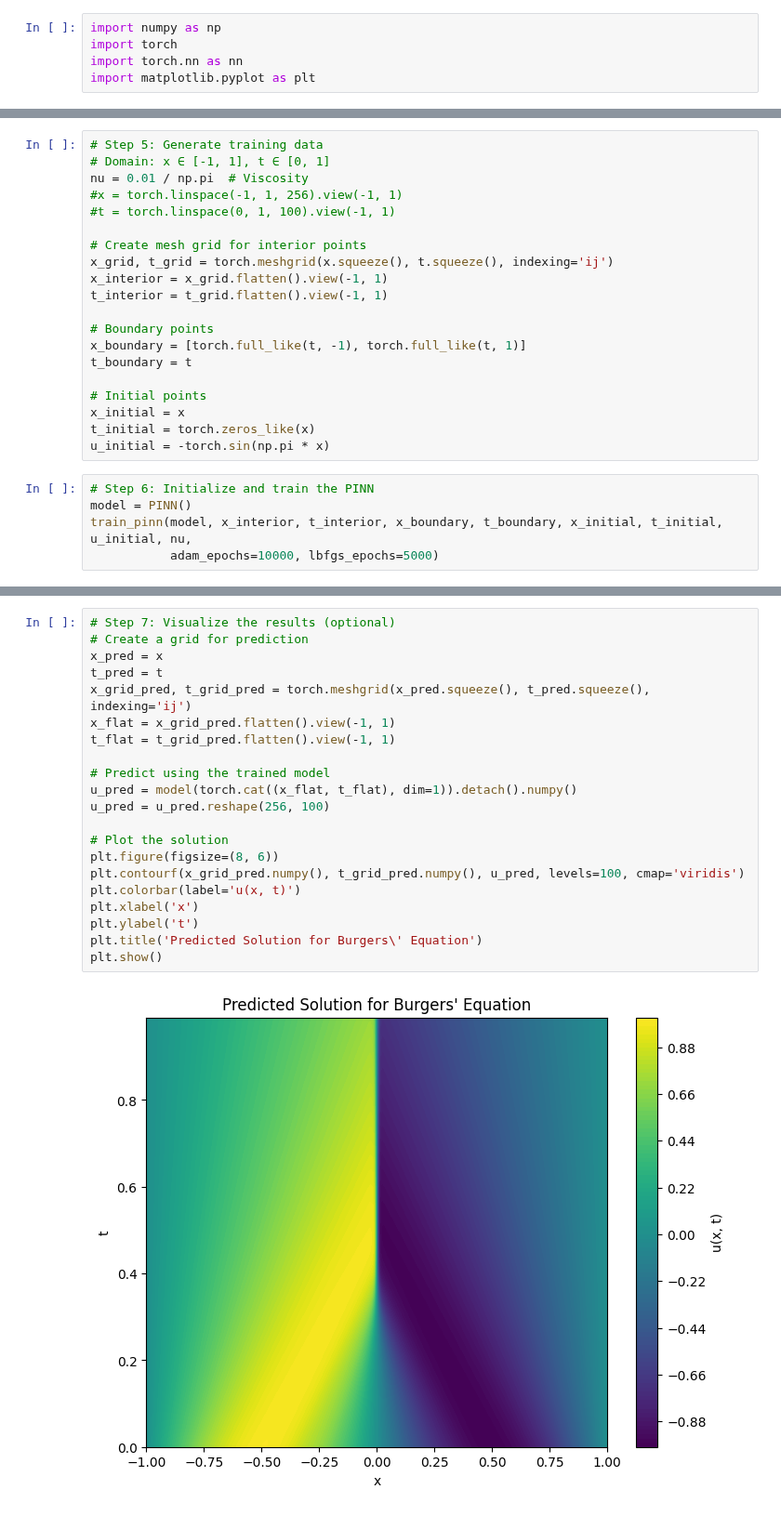
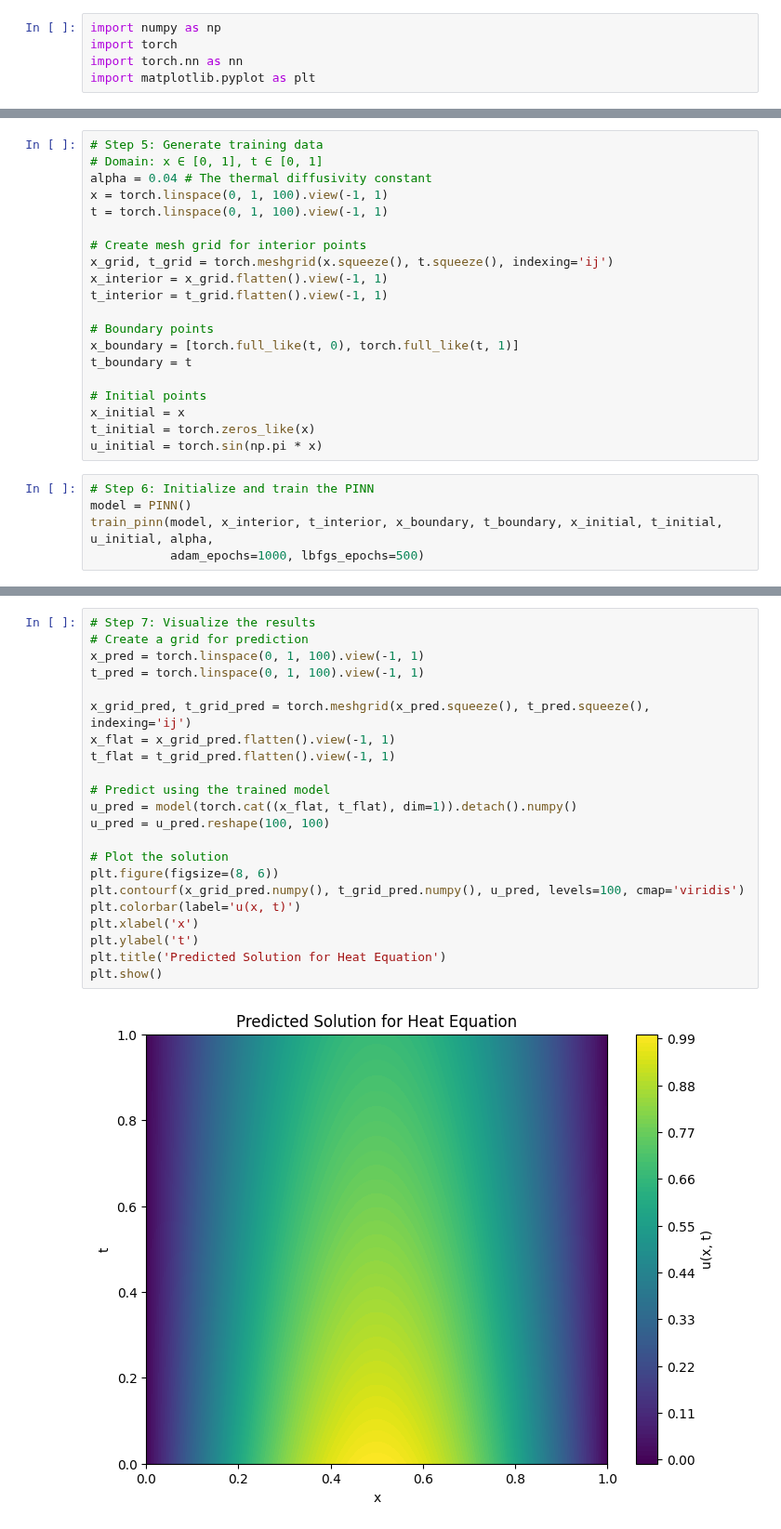
Before and after one commit to aderdouri/PINNs, a Jupyter notebook: Tutorials/heat_equation_1D_mesh.ipynb, the cells around one changed output, grey strips where cells are left out. Shown at 93% size. Drawn from its saved outputs; the diff is of its cells as text.

```diff
--- a/Tutorials/heat_equation_1D_mesh.ipynb
+++ b/Tutorials/heat_equation_1D_mesh.ipynb
@@ -142,10 +117,10 @@ def train_pinn(model, x_interior, t_interior, x_boundary, t_boundary, x_initial,
     optimizer_lbfgs.step(closure)
 # %%
 # Step 5: Generate training data
-# Domain: x ∈ [-1, 1], t ∈ [0, 1]
-nu = 0.01 / np.pi  # Viscosity
-#x = torch.linspace(-1, 1, 256).view(-1, 1)
-#t = torch.linspace(0, 1, 100).view(-1, 1)
+# Domain: x ∈ [0, 1], t ∈ [0, 1]
+alpha = 0.04 # The thermal diffusivity constant
+x = torch.linspace(0, 1, 100).view(-1, 1)
+t = torch.linspace(0, 1, 100).view(-1, 1)
 
 # Create mesh grid for interior points
 x_grid, t_grid = torch.meshgrid(x.squeeze(), t.squeeze(), indexing='ij')
@@ -153,16 +128,16 @@ x_interior = x_grid.flatten().view(-1, 1)
 t_interior = t_grid.flatten().view(-1, 1)
 
 # Boundary points
-x_boundary = [torch.full_like(t, -1), torch.full_like(t, 1)]
+x_boundary = [torch.full_like(t, 0), torch.full_like(t, 1)]
 t_boundary = t
 
 # Initial points
 x_initial = x
 t_initial = torch.zeros_like(x)
-u_initial = -torch.sin(np.pi * x)
+u_initial = torch.sin(np.pi * x)
 # %%
 # Step 6: Initialize and train the PINN
 model = PINN()
-train_pinn(model, x_interior, t_interior, x_boundary, t_boundary, x_initial, t_initial, u_initial, nu,
-           adam_epochs=10000, lbfgs_epochs=5000)
+train_pinn(model, x_interior, t_interior, x_boundary, t_boundary, x_initial, t_initial, u_initial, alpha,
+           adam_epochs=1000, lbfgs_epochs=500)
 # %% [output]
@@ -185,24 +154,25 @@ Adam Epoch 9900, Loss: 0.0017899805679917336
 Starting LBFGS optimization...
 # %%
-# Step 7: Visualize the results (optional)
+# Step 7: Visualize the results
 # Create a grid for prediction
-x_pred = x
-t_pred = t
+x_pred = torch.linspace(0, 1, 100).view(-1, 1)
+t_pred = torch.linspace(0, 1, 100).view(-1, 1)
+
 x_grid_pred, t_grid_pred = torch.meshgrid(x_pred.squeeze(), t_pred.squeeze(), indexing='ij')
 x_flat = x_grid_pred.flatten().view(-1, 1)
 t_flat = t_grid_pred.flatten().view(-1, 1)
 
 # Predict using the trained model
 u_pred = model(torch.cat((x_flat, t_flat), dim=1)).detach().numpy()
-u_pred = u_pred.reshape(256, 100)
+u_pred = u_pred.reshape(100, 100)
 
 # Plot the solution
 plt.figure(figsize=(8, 6))
 plt.contourf(x_grid_pred.numpy(), t_grid_pred.numpy(), u_pred, levels=100, cmap='viridis')
 plt.colorbar(label='u(x, t)')
 plt.xlabel('x')
 plt.ylabel('t')
-plt.title('Predicted Solution for Burgers\' Equation')
+plt.title('Predicted Solution for Heat Equation')
 plt.show()
 # %% [output]
-[figure, old version]
+[figure, new version]
```
Also changed, not shown: parts of 12 cells of this notebook.
